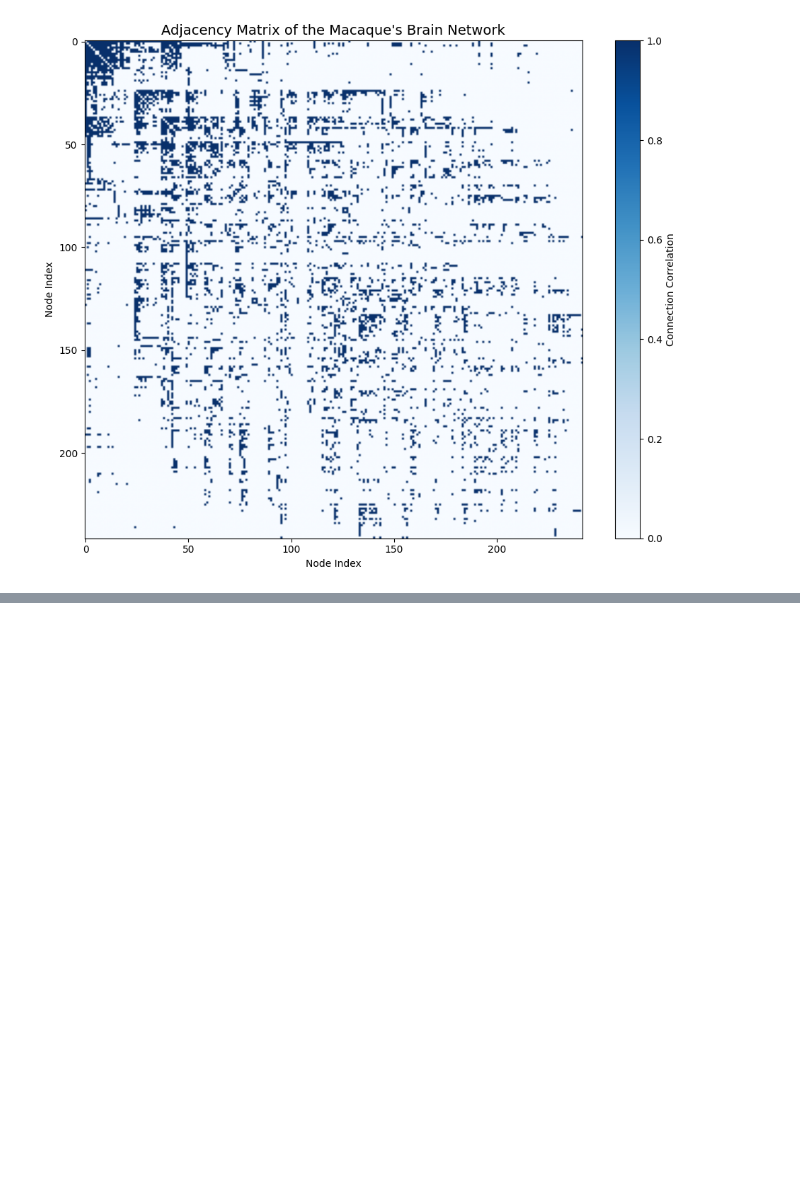
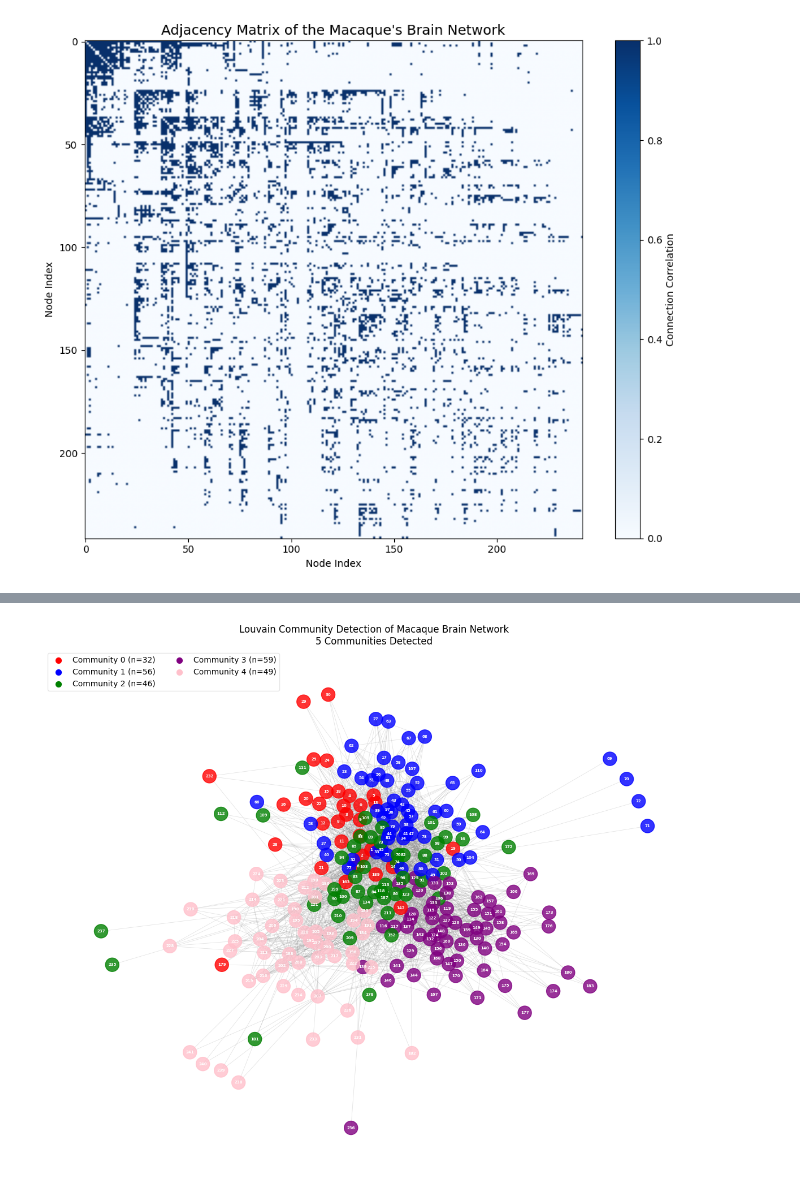
Before and after one commit to cristian0527/MATH-383, a Jupyter notebook: Midterm_Project.ipynb, the cells around one changed output, grey strips where cells are left out. Saved outputs shown, nothing was run; the diff lists cells and outputs as text; code cells hidden in the pictures; blank space fills up the shorter version.

```diff
--- a/Midterm_Project.ipynb
+++ b/Midterm_Project.ipynb
@@ -148,0 +367,5 @@ plt.show()
+# %%
+louvain_brainN = list(nx.algorithms.community.louvain_communities(brainN, seed=67))
+
+for i, comm in enumerate(louvain_brainN):
+        print(f"community {i}: {sorted(list(comm))}")
@@ -148,0 +411,14 @@ plt.show()
+# %%
+community_stats = []
+for i, comm in enumerate(best_communities):
+    subgraph = brainN.subgraph(comm)
+    community_stats.append({
+        'community': i,
+        'size': len(comm),
+        'internal_edges': subgraph.number_of_edges(),
+        'density': nx.density(subgraph),
+        'avg_clustering': nx.average_clustering(subgraph)
+    })
+
+stats_df = pd.DataFrame(community_stats).sort_values('size', ascending=False)
+stats_df
@@ -148,0 +454,43 @@ plt.show()
+# %%
+colors = ['red', 'blue', 'green', 'purple', 'pink']
+
+
+node_colors = {}
+for i, comm in enumerate(best_communities):
+    for node in comm:
+        node_colors[node] = colors[i]
+
+node_color_list = [node_colors[node] for node in brainN.nodes()]
+
+plt.figure(figsize=(12, 10))
+
+nx.draw_networkx_nodes(brainN, pos,
+                       node_color=node_color_list,
+                       node_size=300,
+                       alpha=0.8)
+
+nx.draw_networkx_edges(brainN, pos,
+                       alpha=0.25,
+                       edge_color='gray',
+                       width=0.5)
+
+nx.draw_networkx_labels(brainN, pos,
+                        font_size=5,
+                        font_color='white',
+                        font_weight='bold')
+
+# legend
+for i, comm in enumerate(best_communities):
+    plt.scatter([], [],
+                c=colors[i],
+                s=50,
+                label=f'Community {i} (n={len(comm)})')
+
+plt.legend(loc='upper left', ncol=2, framealpha=0.5)
+plt.title(f'Louvain Community Detection of Macaque Brain Network\n'
+          f'{len(best_communities)} Communities Detected')
+plt.axis('off')
+plt.tight_layout()
+plt.show()
+# %% [output]
+[figure, added]
```
Also changed, not shown: parts of 36 cells of this notebook.
